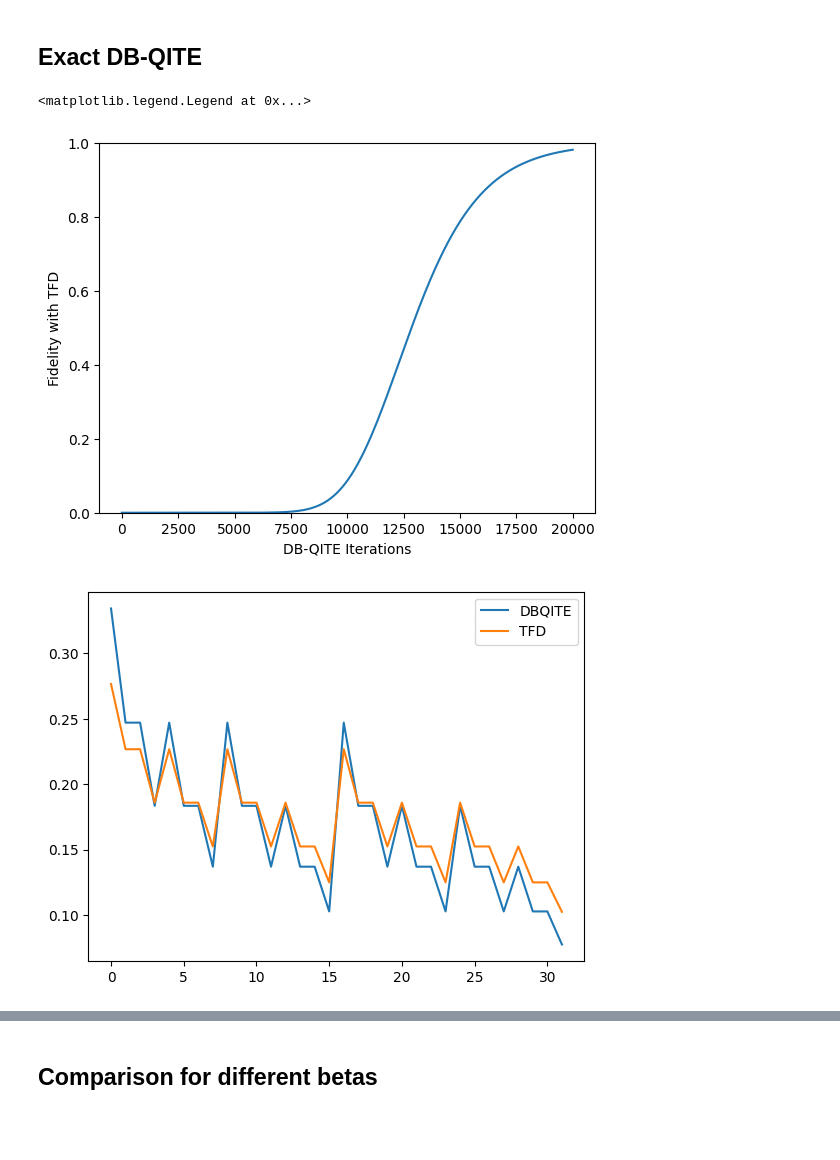
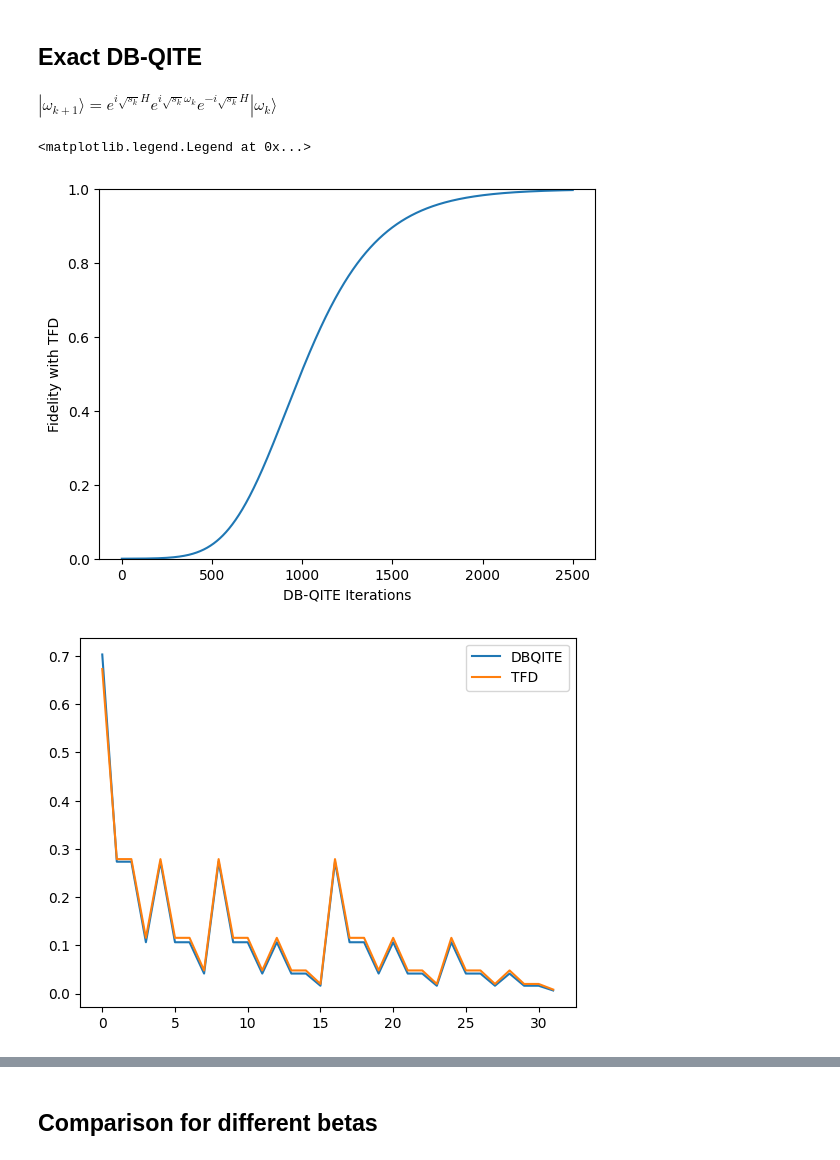
Before and after one commit to wrightjandrew/Master-Project, a Jupyter notebook: TFD.ipynb, the cells around one changed output, grey strips where cells are left out. Cells and saved outputs as stored; diff of their text form; code cells hidden in the pictures; blank space fills up the shorter version.

```diff
--- a/TFD.ipynb
+++ b/TFD.ipynb
@@ -74,8 +70,14 @@ plt.show()
 # %%
 def commutator(A,B):
+    """
+    Commutator of two matrices A and B.
+    """
     return A@B - B@A
 
 def defaultStep(H):
+    """
+    Step size guaranteeing decrease $s = \frac{\Delta}{12\|H\|^3}$.
+    """
     eigs = sp.linalg.eigvalsh(H)
     delta = eigs[1]-eigs[0]
     norm = eigs[-1]
@@ -83,6 +85,9 @@ def defaultStep(H):
     return s
 
 def DBI(iters, H, step, state):
+    """
+    DBI iterations using the commutator with the Hamiltonian.
+    """
     rho = np.outer(state, state.conj())
     newState = np.empty((iters+1,len(state)), dtype=complex)
     newState[0] = state
@@ -94,13 +99,16 @@ def DBI(iters, H, step, state):
     return newState
 
 def UJFidelity(state1, state2):
+    """
+    Uhlmann-Josza fidelity between two states.
+    """
     rho = np.outer(state1, state1.conj())
     sigma = np.outer(state2, state2.conj())
     return np.trace(sp.linalg.sqrtm(sp.linalg.sqrtm(rho)@sigma@sp.linalg.sqrtm(rho)))**2
 # %%
 state = maxEntangledState(nqubits)
 step = defaultStep(H)
-iters = 20000
+iters = 2500
 
 newState = DBI(iters, H, step, state)
 
@@ -113,10 +121,12 @@ plt.plot(fidelity)
 plt.xlabel('DBI Iterations')
 plt.ylabel('Fidelity with TFD')
 plt.ylim(0,1)
+plt.show()
 
 
 plt.figure()
 plt.plot(np.abs(newState[-1,:]),label='DBI')
 plt.plot(np.abs(tfd[-1,:]), label='TFD')
 plt.legend()
+plt.show()
 # %% [output]
@@ -130,7 +135,7 @@ plt.legend()
 # %%
 state = maxEntangledState(nqubits)
-step = 0.01
-iters = 60
+step = 0.1
+iters = 20
 
 newState = DBI(iters, H, step, state)
 
@@ -143,10 +148,12 @@ plt.plot(fidelity)
 plt.xlabel('DBI Iterations')
 plt.ylabel('Fidelity with TFD')
 plt.ylim(0,1)
+plt.show()
 
 
 plt.figure()
 plt.plot(np.abs(newState[-1,:]),label='DBI')
 plt.plot(np.abs(tfd[-1,:]), label='TFD')
 plt.legend()
+plt.show()
 # %% [output]
@@ -156,15 +162,26 @@ plt.legend()
 # %% [markdown]
 ## Exact DB-QITE
+# %% [markdown]
+$|\omega_{k+1} \rangle = e^{i\sqrt{s_k}H}e^{i\sqrt{s_k}\omega_k}e^{-i\sqrt{s_k}H}|\omega_k \rangle$
 # %%
 def reflectionOperator(state, step):
+    """
+    Reflection operator for the DBQITE algorithm.
+    """
     rho = np.outer(state, state.conj())
     return sp.linalg.expm(1j*step*rho)
 
 def unitaryRecursion(ham, refOperator, step):
+    """
+    Unitary recursion for the DBQITE algorithm.
+    """
     U = sp.linalg.expm(1j*step*ham) @ refOperator @ sp.linalg.expm(-1j*step*ham)
     return U
 
 def DBQITE(iters, H, step, state):
+    """
+    DBQITE algorithm.
+    """
     ref = reflectionOperator(state, step)
     newState = np.empty((iters+1,len(state)), dtype=complex)
     newState[0,:] = state
@@ -177,27 +194,27 @@ def DBQITE(iters, H, step, state):
 # %%
 state = maxEntangledState(nqubits)
 step = np.sqrt(defaultStep(H))
-iters = 20000
+iters = 2500
 
 newState = DBQITE(iters, H, step, state)
 
 fidelity = np.zeros(iters)
 for i in range(iters):
     fidelity[i] = np.abs(UJFidelity(tfd[-1,:], newState[i,:]))
 
 plt.figure()
 plt.plot(fidelity)
 plt.xlabel('DB-QITE Iterations')
 plt.ylabel('Fidelity with TFD')
 plt.ylim(0,1)
 
 plt.figure()
 plt.plot(np.abs(newState[-1,:]),label='DBQITE')
 plt.plot(np.abs(tfd[-1,:]), label='TFD')
 plt.legend()
 # %% [output]
 <matplotlib.legend.Legend at 0x...>
-[figure, old version]
+[figure, new version]
-[figure, old version]
+[figure, new version]
 # %%
 state = maxEntangledState(nqubits)
```
Also changed, not shown: parts of 13 cells of this notebook.
